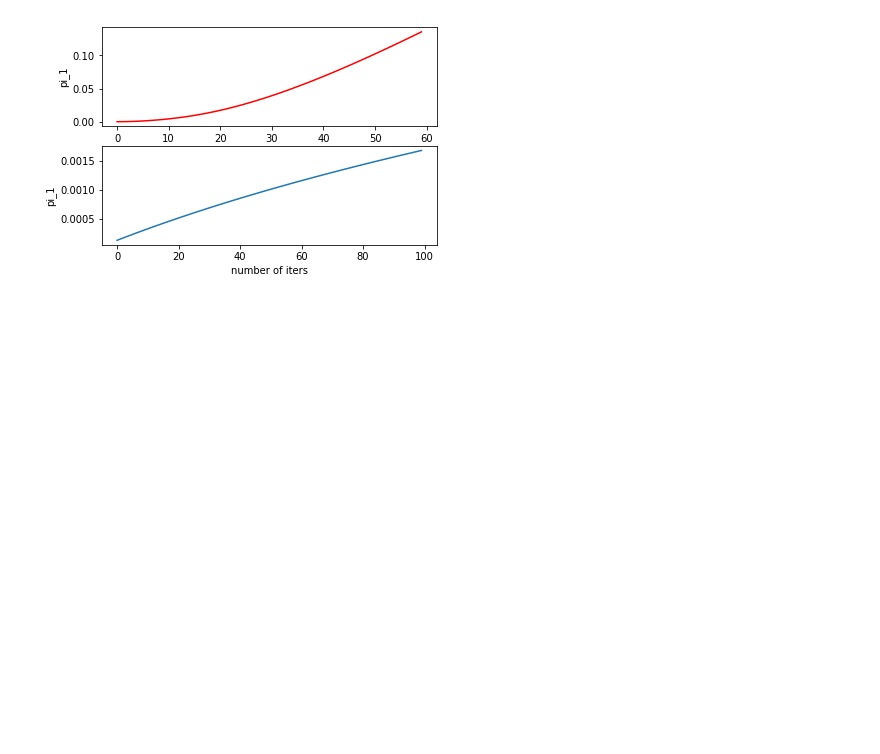
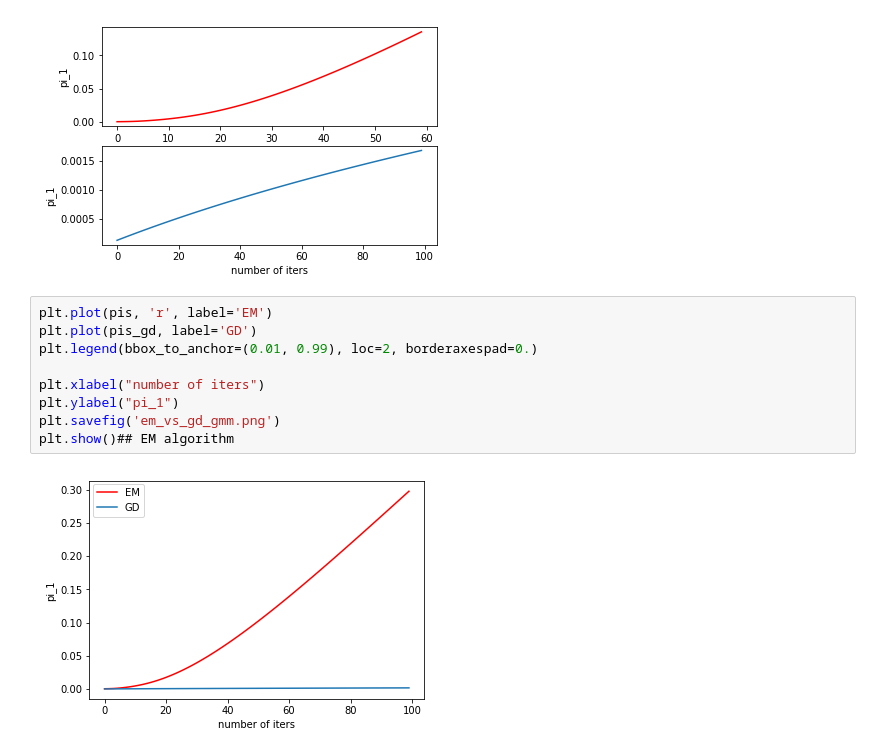
Before and after one commit to Gordon-Guojun-Zhang/UAI-2019, a Jupyter notebook: gaussian_mixture.ipynb, the cells around one changed output. Saved outputs shown, nothing was run; the diff lists cells and outputs as text; blank space fills up the shorter version.

```diff
--- a/gaussian_mixture.ipynb
+++ b/gaussian_mixture.ipynb
@@ -187,3 +187,14 @@ plt.savefig('em_vs_gd_gmm.png')
 plt.show()## EM algorithm
 # %% [output]
 [figure]
+# %%
+plt.plot(pis, 'r', label='EM')
+plt.plot(pis_gd, label='GD')
+plt.legend(bbox_to_anchor=(0.01, 0.99), loc=2, borderaxespad=0.)
+
+plt.xlabel("number of iters")
+plt.ylabel("pi_1")
+plt.savefig('em_vs_gd_gmm.png')
+plt.show()## EM algorithm
+# %% [output]
+[figure, added]
```
